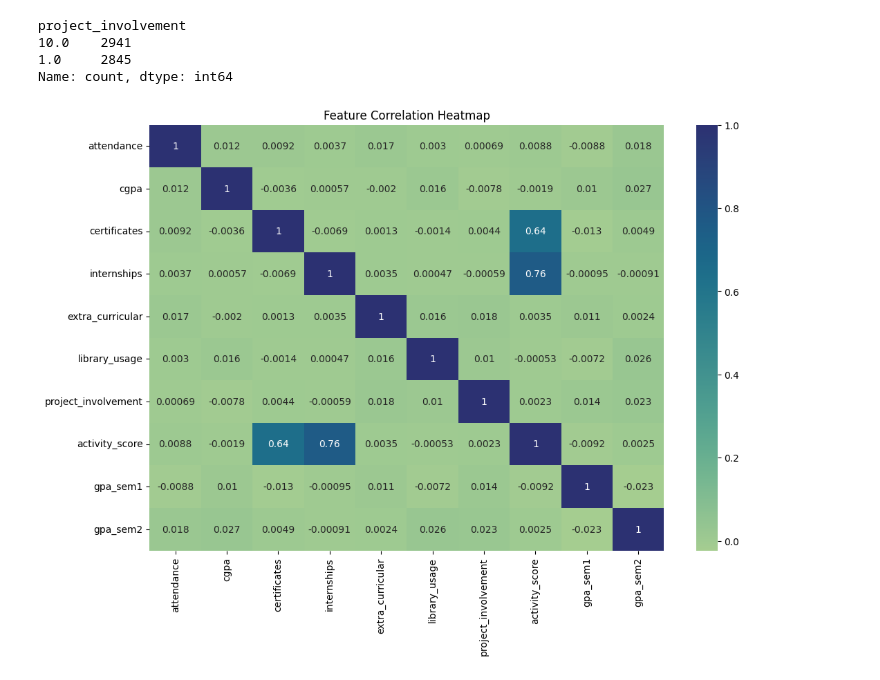
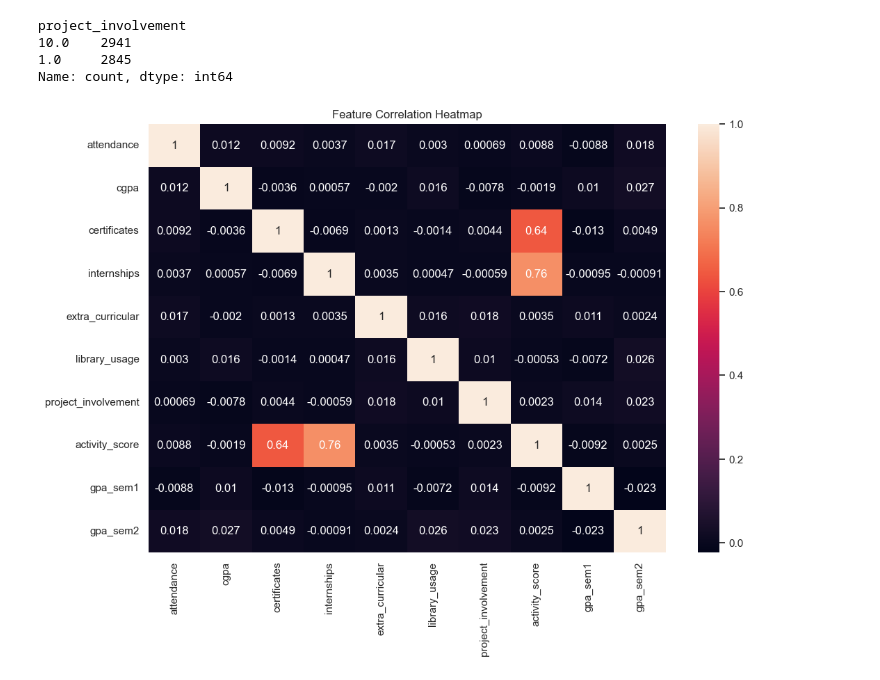
Before and after one commit to KeneanDita/GradeCast, a Jupyter notebook: GradeCast.ipynb, the cells around one changed output. Drawn from its saved outputs; the diff is of its cells as text; code cells hidden in the pictures.

```diff
--- a/GradeCast.ipynb
+++ b/GradeCast.ipynb
@@ -123,11 +123,12 @@ project_involvement
 Name: count, dtype: int64
 # %%
 plt.figure(figsize=(12, 8))
-sns.heatmap(features.corr(), annot=True,cmap='crest');
+sns.heatmap(features.corr(), annot=True);
 plt.title("Feature Correlation Heatmap")
+# plt.savefig("Feature Correlation Heatmap", dpi = 300)
 plt.show();
 # %% [output]
-[figure, old version]
+[figure, new version]
 # %%
 import matplotlib.pyplot as plt
 import seaborn as sns
```
Also changed, not shown: parts of 1 cell of this notebook.
